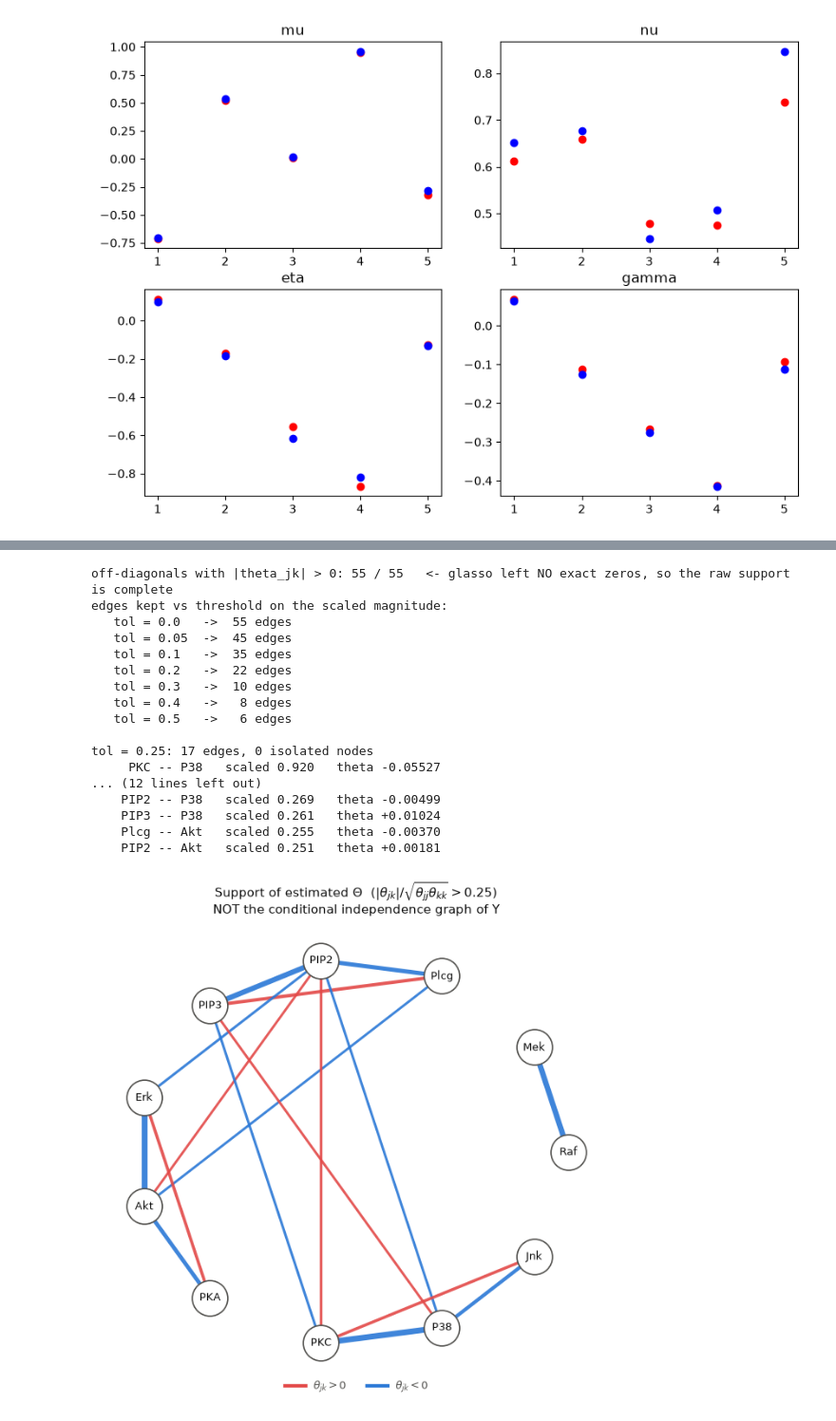
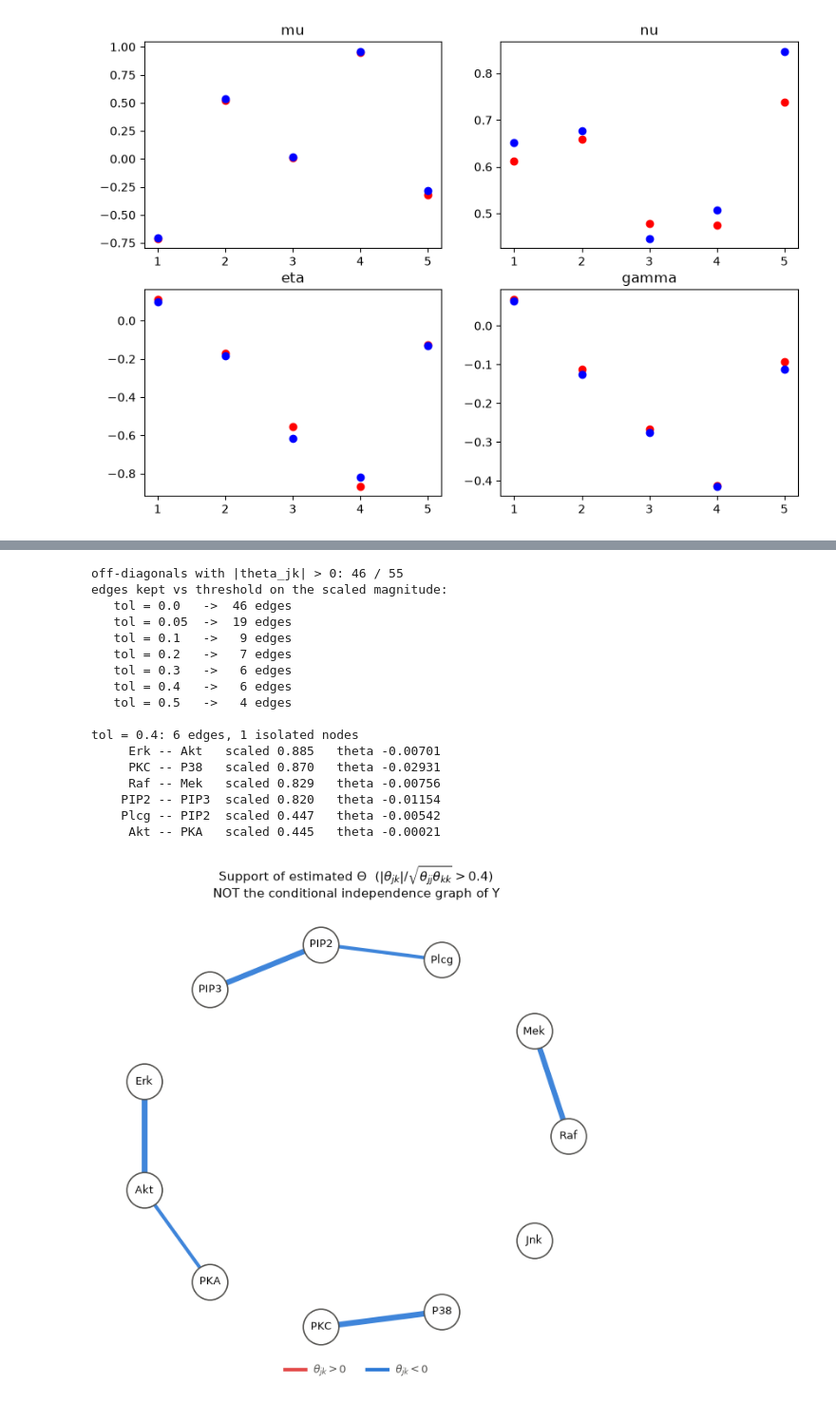
Before and after one commit to sahitidoke/asym-model-simulation, a Jupyter notebook: visualization.ipynb, the cells around one changed output, grey strips where cells are left out. Shown at 95% size. Drawn from its saved outputs; the diff is of its cells as text; code cells hidden in the pictures.

```diff
--- a/visualization.ipynb
+++ b/visualization.ipynb
@@ -94,7 +92,7 @@ fig.savefig(f"results/{filename}.pdf")
 import pandas as pd
 from sachs_min import NAMES
 
-with open("results/application_results.json", "r") as f:
+with open("results/application_results_validated_rho.json", "r") as f:
     app_results = json.load(f)
 
 Theta_app = np.array(app_results["Theta"])
@@ -138,6 +136,8 @@ Estimated Theta (support != conditional independence graph)
 # WARNING: theta_jk = 0 does NOT imply Y_j indep Y_k | rest in this model, so
 # this is a picture of where Theta is nonzero -- it is NOT the conditional
 # independence graph of Y. Do not read it as one.
+import networkx as nx
+from matplotlib.lines import Line2D
 
 # Edge weight: |theta_jk| / sqrt(theta_jj theta_kk), so the very different
 # diagonal scales (Raf ~ 6e-3 vs Jnk ~ 7e-2) don't decide the picture on
@@ -156,7 +156,7 @@ print("edges kept vs threshold on the scaled magnitude:")
 for t in (0.0, 0.05, 0.1, 0.2, 0.3, 0.4, 0.5):
     print(f"   tol = {t:<5} -> {int((mags > t).sum()):3d} edges")
 
-tol = 0.25   # <-- tune me; tol = 0 keeps every nonzero entry
+tol = 0.4   # <-- tune me; tol = 0 keeps every nonzero entry
 
 G = nx.Graph()
 G.add_nodes_from(labels)                      # keep isolated nodes visible
@@ -175,47 +175,47 @@ POS, NEG = "#e34948", "#2a78d6"      # diverging pair: red = +, blue = -
 INK, MUTED = "#0b0b0b", "#52514e"
 
 pos = nx.circular_layout(G)
 fig, ax = plt.subplots(figsize=(6.5, 6.5))
 
 if G.number_of_edges():
     w = np.array([dat["weight"] for _, _, dat in G.edges(data=True)])
     nx.draw_networkx_edges(
         G, pos, ax=ax, alpha=0.9,
         width=1.0 + 4.0 * w / w.max(),
         edge_color=[POS if dat["sign"] > 0 else NEG
                     for _, _, dat in G.edges(data=True)],
     )
 nx.draw_networkx_nodes(G, pos, ax=ax, node_size=950, node_color="#ffffff",
                        edgecolors=MUTED, linewidths=1.2)
 nx.draw_networkx_labels(G, pos, ax=ax, font_size=9, font_color=INK)
 
 ax.set_title("Support of estimated $\\Theta$  "
              f"($|\\theta_{{jk}}|/\\sqrt{{\\theta_{{jj}}\\theta_{{kk}}}} > {tol}$)\n"
              "NOT the conditional independence graph of Y",
              fontsize=11, color=INK)
 ax.legend(handles=[Line2D([], [], color=POS, lw=3, label=r"$\theta_{jk} > 0$"),
                    Line2D([], [], color=NEG, lw=3, label=r"$\theta_{jk} < 0$")],
           loc="lower center", bbox_to_anchor=(0.5, -0.04), ncol=2,
           frameon=False, fontsize=9, labelcolor=MUTED)
 ax.set_axis_off()
 fig.tight_layout()
-fig.savefig("results/application_theta_graph.pdf", bbox_inches="tight")
+# fig.savefig("results/application_theta_graph.pdf", bbox_inches="tight")
 # %% [output]
-off-diagonals with |theta_jk| > 0: 55 / 55   <- glasso left NO exact zeros, so the raw support is complete
+off-diagonals with |theta_jk| > 0: 46 / 55
 edges kept vs threshold on the scaled magnitude:
-   tol = 0.0   ->  55 edges
-   tol = 0.05  ->  45 edges
-   tol = 0.1   ->  35 edges
-   tol = 0.2   ->  22 edges
-   tol = 0.3   ->  10 edges
-   tol = 0.4   ->   8 edges
-   tol = 0.5   ->   6 edges
+   tol = 0.0   ->  46 edges
+   tol = 0.05  ->  19 edges
+   tol = 0.1   ->   9 edges
+   tol = 0.2   ->   7 edges
+   tol = 0.3   ->   6 edges
+   tol = 0.4   ->   6 edges
+   tol = 0.5   ->   4 edges
 
-tol = 0.25: 17 edges, 0 isolated nodes
-     PKC -- P38   scaled 0.920   theta -0.05527
-... (12 lines left out)
-    PIP2 -- P38   scaled 0.269   theta -0.00499
-    PIP3 -- P38   scaled 0.261   theta +0.01024
-    Plcg -- Akt   scaled 0.255   theta -0.00370
-    PIP2 -- Akt   scaled 0.251   theta +0.00181
+tol = 0.4: 6 edges, 1 isolated nodes
+     Erk -- Akt   scaled 0.885   theta -0.00701
+     PKC -- P38   scaled 0.870   theta -0.02931
+     Raf -- Mek   scaled 0.829   theta -0.00756
+    PIP2 -- PIP3  scaled 0.820   theta -0.01154
+    Plcg -- PIP2  scaled 0.447   theta -0.00542
+     Akt -- PKA   scaled 0.445   theta -0.00021
-[figure, old version]
+[figure, new version]
```
Also changed, not shown: parts of 3 cells of this notebook, 19 other files.
